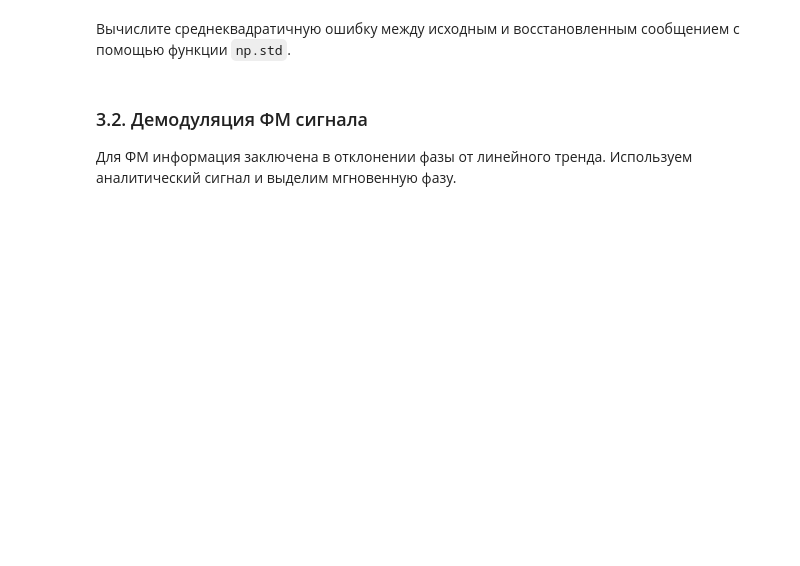
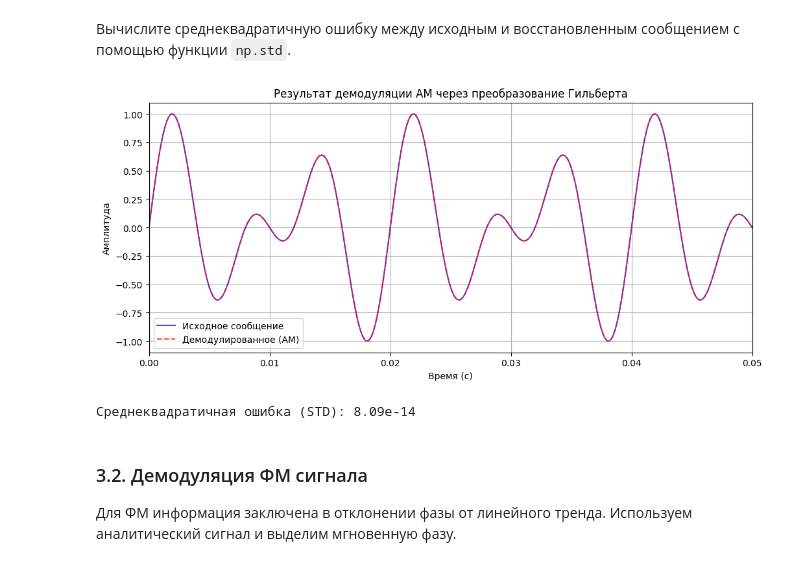
Before and after one commit to korzhimanov/dsp-seminars, a Jupyter notebook: seminars/2.ipynb, the cells around one changed output. Cells and saved outputs as stored; diff of their text form; code cells hidden in the pictures; blank space fills up the shorter version.

```diff
--- a/seminars/2.ipynb
+++ b/seminars/2.ipynb
@@ -146,5 +262,22 @@ plt.show()
 # %% [markdown]
 Вычислите среднеквадратичную ошибку между исходным и восстановленным сообщением с помощью функции `np.std`.
+# %%
+error_std = np.std(m_t - demod_am)
+plt.figure(figsize=(12, 5))
+plt.plot(t, m_t, 'b', label='Исходное сообщение', alpha=0.7)
+plt.plot(t, demod_am, 'r--', label='Демодулированное (АМ)', alpha=0.7)
+plt.xlabel('Время (с)')
+plt.ylabel('Амплитуда')
+plt.title('Результат демодуляции АМ через преобразование Гильберта')
+plt.legend()
+plt.grid(True)
+plt.xlim(0, 0.05)
+plt.show()
+
+print(f"Среднеквадратичная ошибка (STD): {error_std:.2e}")
+# %% [output]
+[figure, added]
+Среднеквадратичная ошибка (STD): 8.09e-14
 # %% [markdown]
 ### 3.2. Демодуляция ФМ сигнала
 
```
Also changed, not shown: parts of 39 cells of this notebook.
